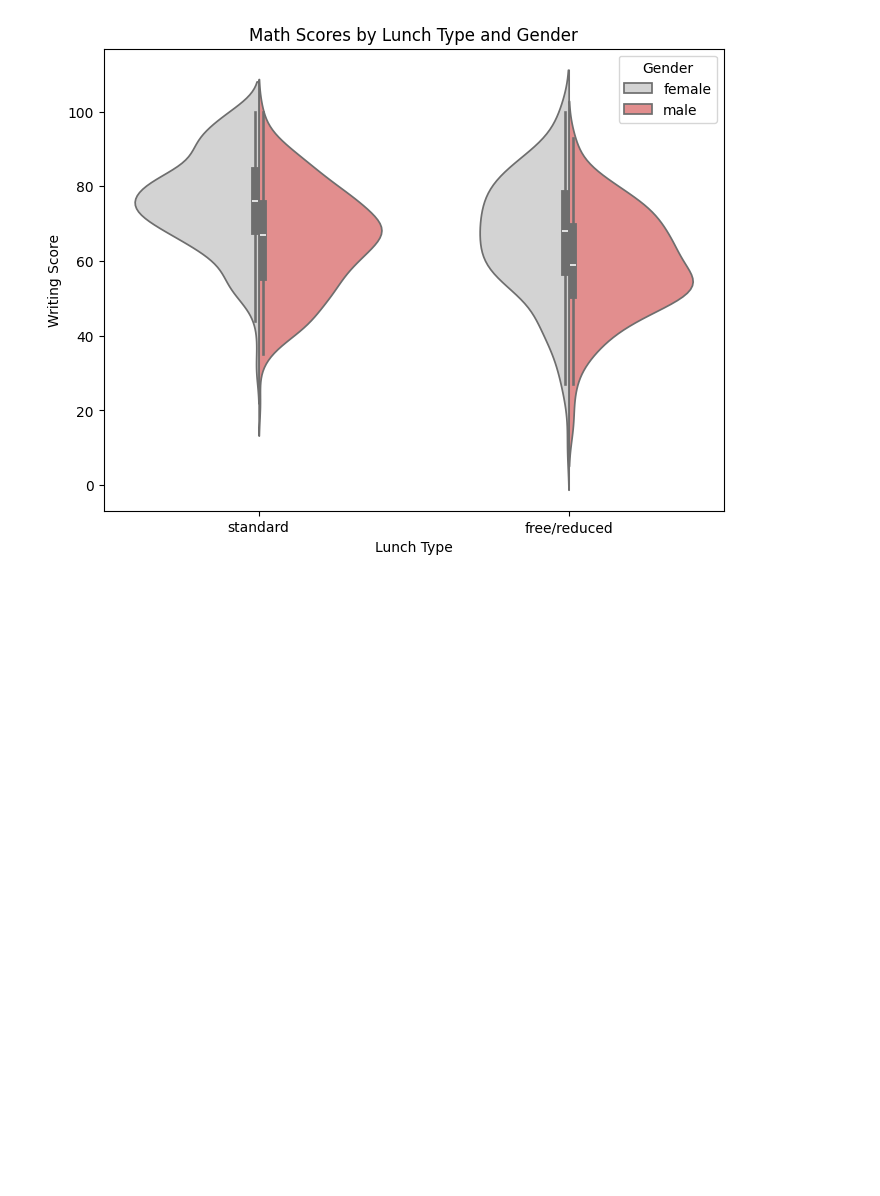
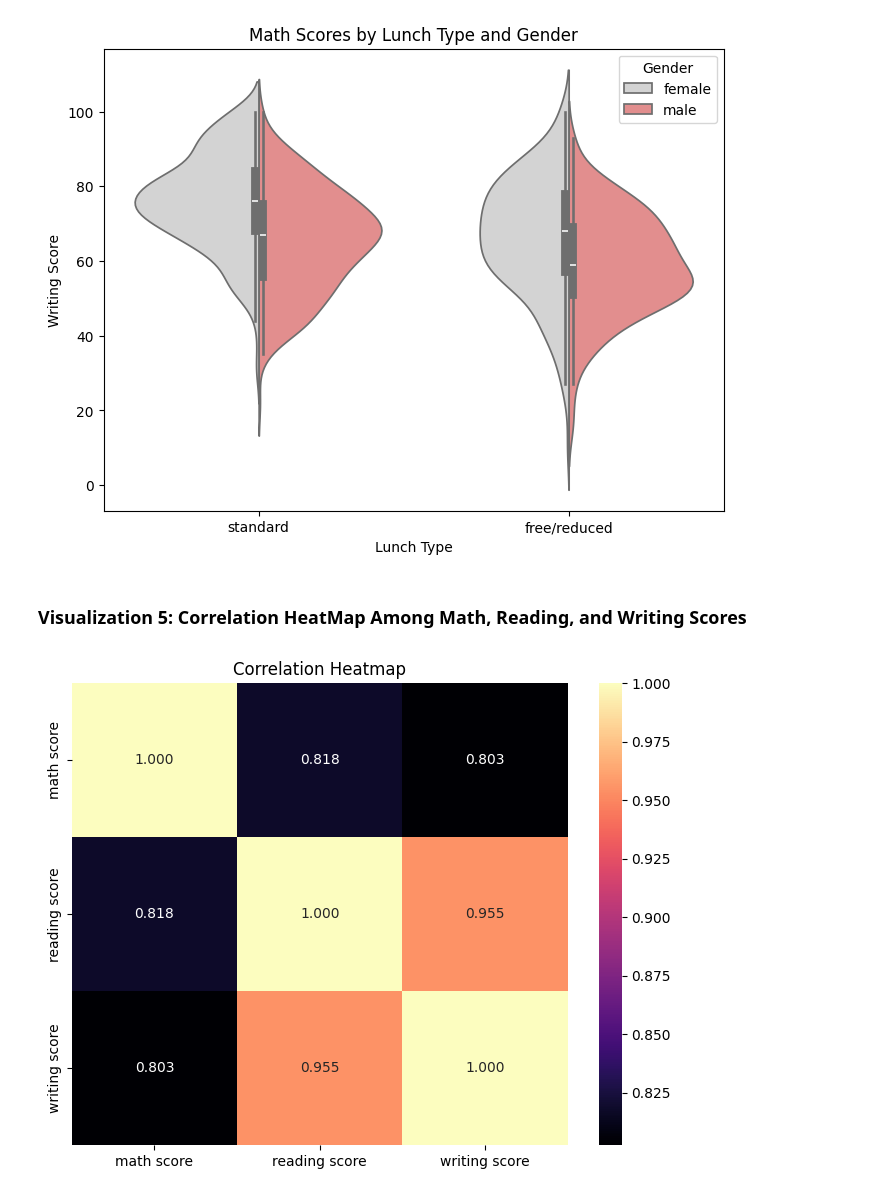
Before and after one commit to GauravBachu/PDS_Assignment-1, a Jupyter notebook: student_performace_Q2/src/Q2.ipynb, the cells around one changed output. Drawn from its saved outputs; the diff is of its cells as text; code cells hidden in the pictures; blank space fills up the shorter version.

Commit message:
Visualization 5 : Comparing Correlation Among Math, Reading, and Writing Score

```diff
--- a/student_performace_Q2/src/Q2.ipynb
+++ b/student_performace_Q2/src/Q2.ipynb
@@ -148,3 +148,14 @@ plt.savefig("../results/violinplot_writingscores_lunch.png")
 plt.show()
 # %% [output]
 [figure]
+# %% [markdown]
+### Visualization 5: Correlation HeatMap Among Math, Reading, and Writing Scores
+# %%
+corr_matrix = data_set[['math score', 'reading score', 'writing score']].corr()
+plt.figure(figsize=(8, 6))
+sns.heatmap(corr_matrix, annot=True, cmap='magma', fmt=".3f")
+plt.title('Correlation Heatmap')
+plt.savefig("../results/math_reading_writing.png")
+plt.show()
+# %% [output]
+[figure, added]
```
Also changed, not shown: 1 other file.
